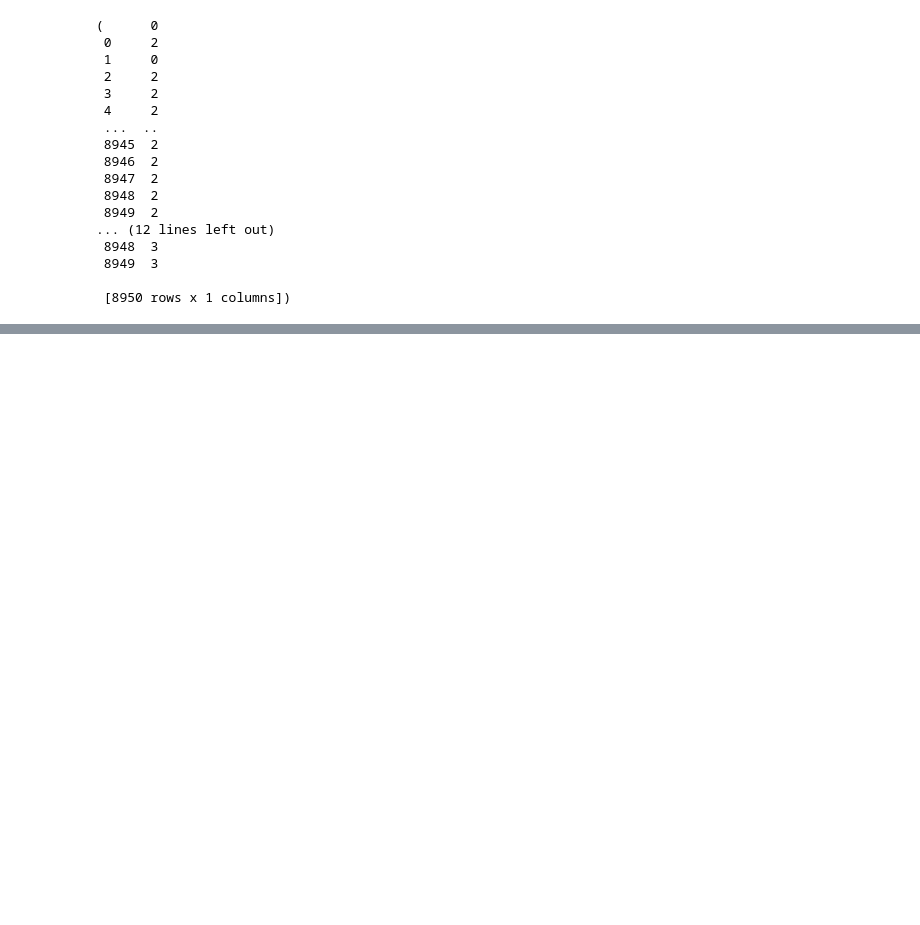
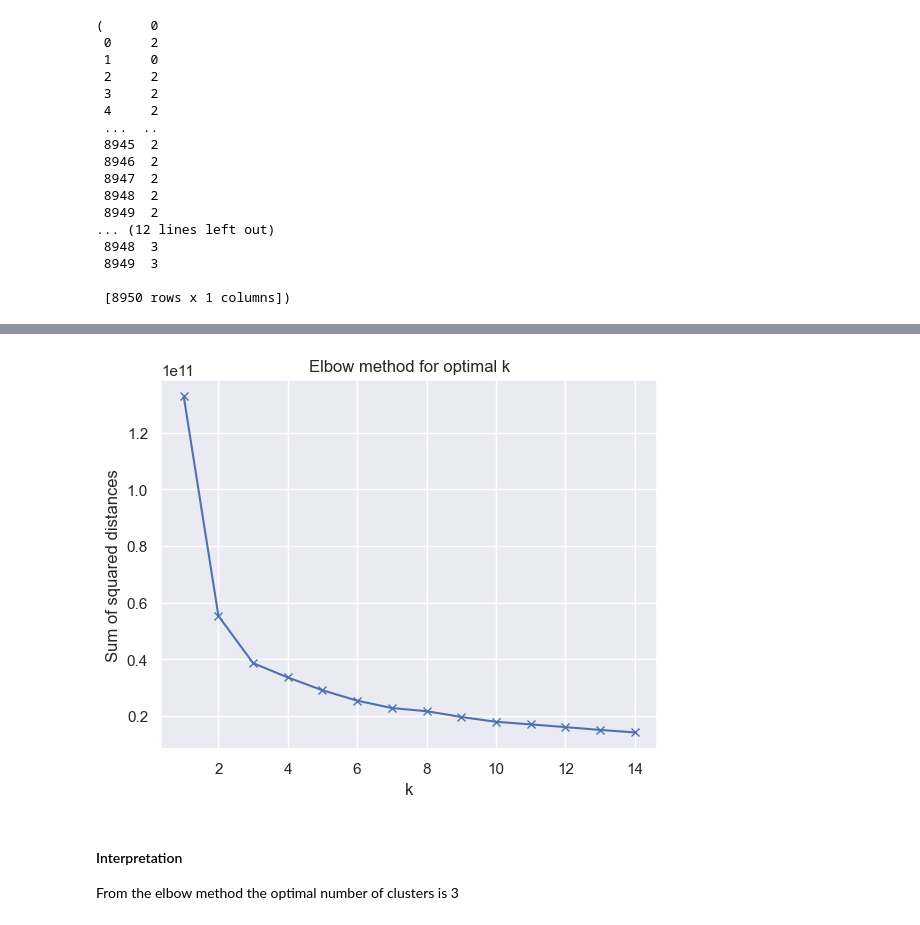
Before and after one commit to normanmunge/credit-card-clustering, a Jupyter notebook: credit-card-clustering.ipynb, the cells around one changed output, grey strips where cells are left out. Cells and saved outputs as stored; diff of their text form; code cells hidden in the pictures; blank space fills up the shorter version.

```diff
--- a/credit-card-clustering.ipynb
+++ b/credit-card-clustering.ipynb
@@ -379,0 +406,18 @@ dend=shc.dendrogram(shc.linkage(scaled_df, method="complete"))
+# %%
+sum_of_squared_distances = []
+K = range(1,15)
+for i in K:
+    km = KMeans(n_clusters=i)
+    km = km.fit(new_df)
+    sum_of_squared_distances.append(km.inertia_)
+# %%
+plt.plot(K, sum_of_squared_distances, 'bx-')
+plt.xlabel('k')
+plt.ylabel('Sum of squared distances')
+plt.title('Elbow method for optimal k')
+plt.show()
+# %% [output]
+[figure, added]
+# %% [markdown]
+#### Interpretation
+From the elbow method the optimal number of clusters is 3
```
Also changed, not shown: parts of 18 cells of this notebook.
